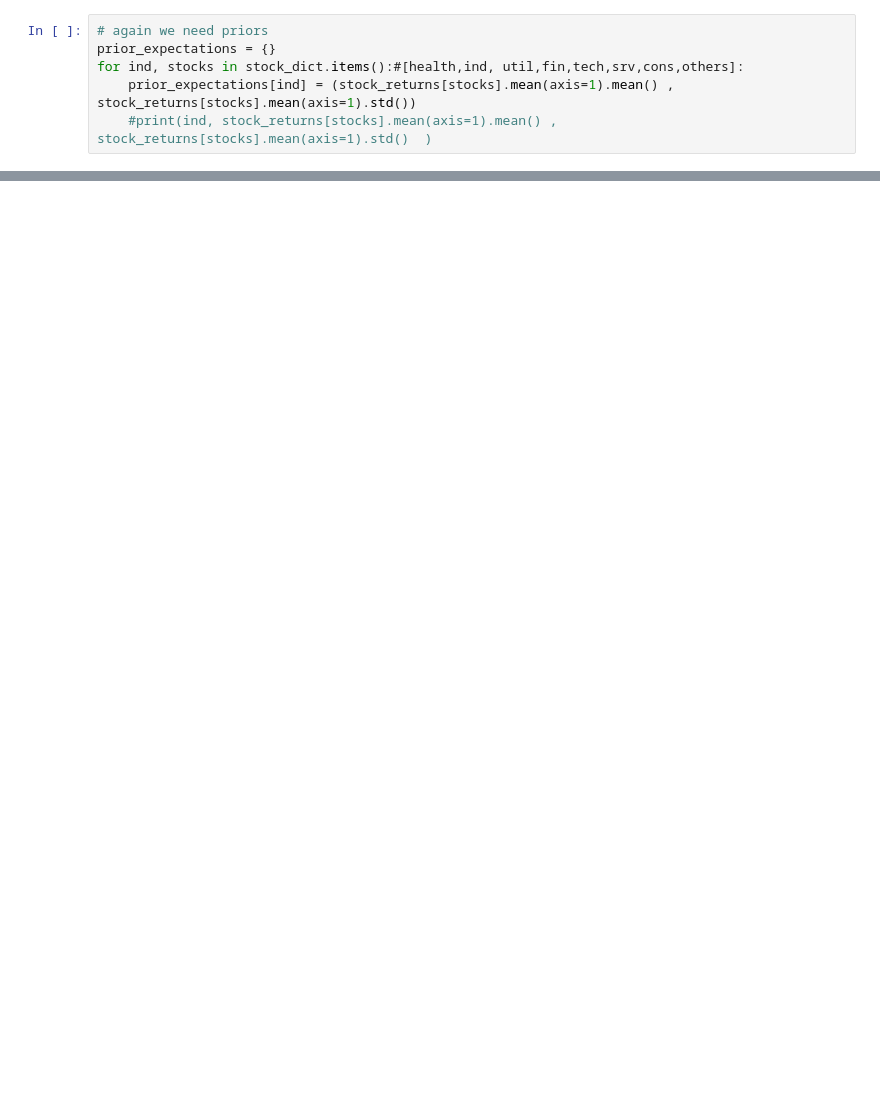
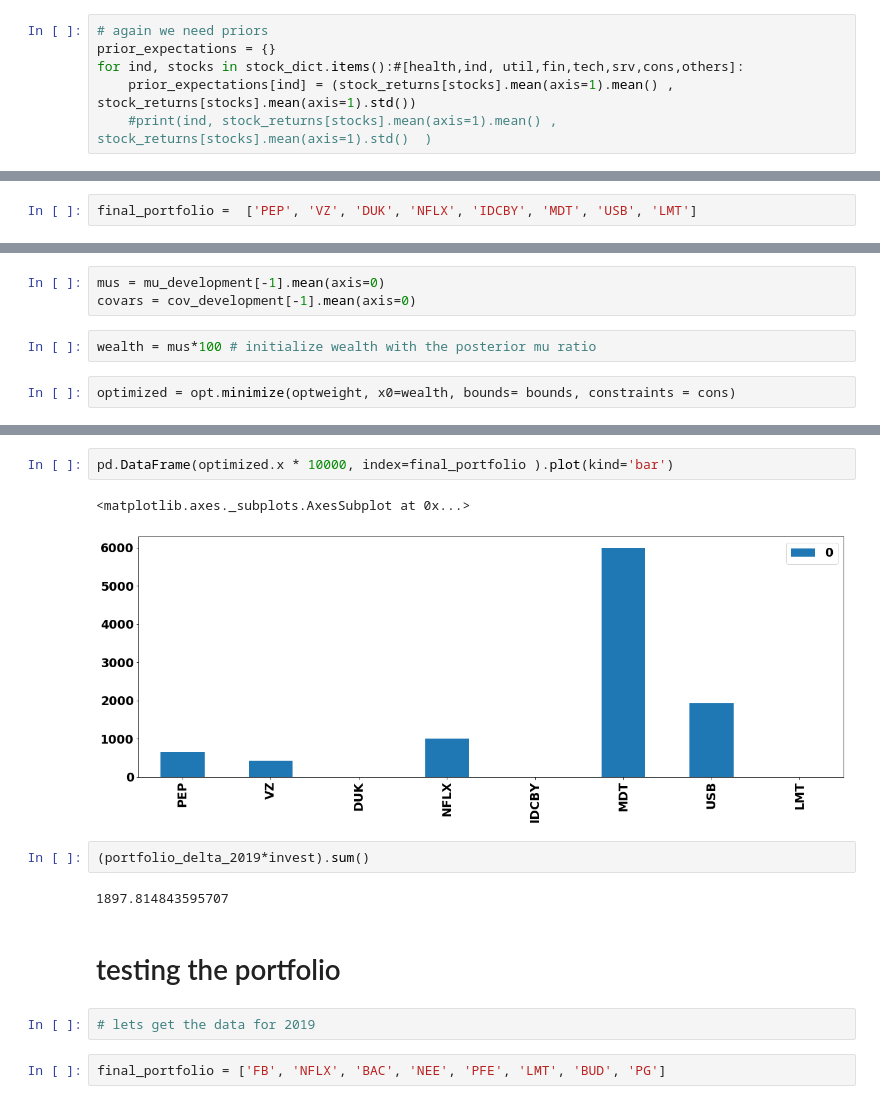
Before and after one commit to Ethuer/DataBlog, a Jupyter notebook: Algorythimic_trading_part2_Investment_strategies.ipynb, the cells around one changed output, grey strips where cells are left out. Cells and saved outputs as stored; diff of their text form; blank space fills up the shorter version.

```diff
--- a/Algorythimic_trading_part2_Investment_strategies.ipynb
+++ b/Algorythimic_trading_part2_Investment_strategies.ipynb
@@ -350,0 +601,2 @@ mean_covariance_matrix.shape
+# %%
+final_portfolio =  ['PEP', 'VZ', 'DUK', 'NFLX', 'IDCBY', 'MDT', 'USB', 'LMT']
@@ -350,0 +613,7 @@ mean_covariance_matrix.shape
+# %%
+mus = mu_development[-1].mean(axis=0)
+covars = cov_development[-1].mean(axis=0)
+# %%
+wealth = mus*100 # initialize wealth with the posterior mu ratio
+# %%
+optimized = opt.minimize(optweight, x0=wealth, bounds= bounds, constraints = cons)
@@ -350,0 +634,15 @@ mean_covariance_matrix.shape
+# %%
+pd.DataFrame(optimized.x * 10000, index=final_portfolio ).plot(kind='bar')
+# %% [output]
+<matplotlib.axes._subplots.AxesSubplot at 0x...>
+[figure, added]
+# %%
+(portfolio_delta_2019*invest).sum()
+# %% [output]
+1897.814843595707
+# %% [markdown]
+# testing the portfolio
+# %%
+# lets get the data for 2019
+# %%
+final_portfolio = ['FB', 'NFLX', 'BAC', 'NEE', 'PFE', 'LMT', 'BUD', 'PG']
```
Also changed, not shown: parts of 49 cells of this notebook.
